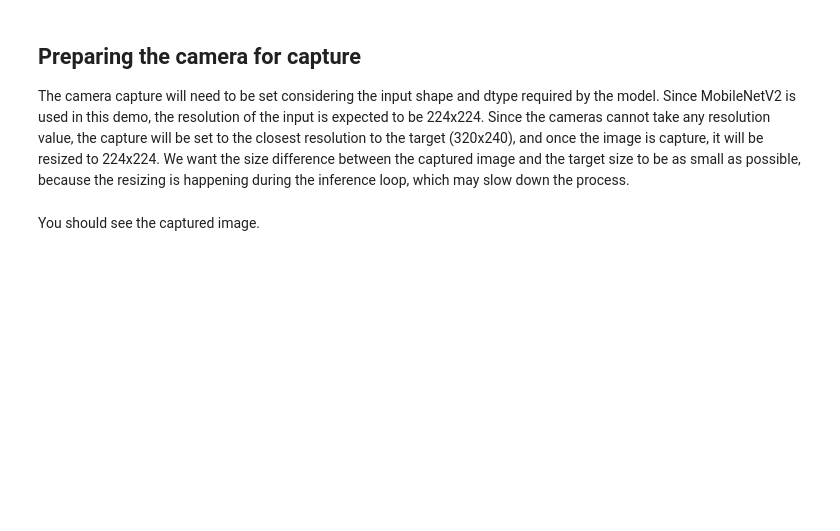
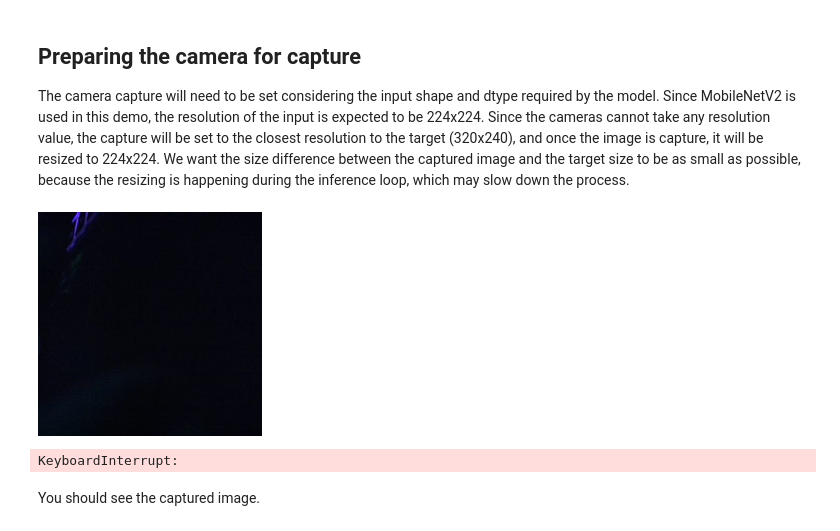
Before and after one commit to Lara-Matt/week5Robotics, a Jupyter notebook: Assignment4_Deploying_RPi.ipynb, the cells around one changed output. Saved outputs shown, nothing was run; the diff lists cells and outputs as text; code cells hidden in the pictures; blank space fills up the shorter version.

```diff
--- a/Assignment4_Deploying_RPi.ipynb
+++ b/Assignment4_Deploying_RPi.ipynb
@@ -61,41 +83,50 @@ The camera capture will need to be set considering the input shape and dtype req
 # %%
 import cv2
 import torch
 from torchvision import models,transforms
 import time
 import urllib.request
 from torchprofile import profile_macs
+import numpy as np
+
+from IPython.display import display, clear_output
+from PIL import Image
+
+def show(img):
+    # Show a frame inside the notebook (cv2.imshow crashes the kernel without a screen)
+    clear_output(wait=True)
+    display(Image.fromarray(cv2.cvtColor(img, cv2.COLOR_BGR2RGB)))
+
 
 cap=cv2.VideoCapture(0,cv2.CAP_V4L2)
 cap.set(cv2.CAP_PROP_FOURCC,cv2.VideoWriter_fourcc('M','J','P','G'))
 
 #set resolution
 cap.set(cv2.CAP_PROP_FRAME_WIDTH,320)
 cap.set(cv2.CAP_PROP_FRAME_HEIGHT,240)
 cap.set(cv2.CAP_PROP_FPS,20)
 
 actual_fps=cap.get(cv2.CAP_PROP_FPS)
 actual_fwidth=cap.get(cv2.CAP_PROP_FRAME_WIDTH)
 actual_fheight=cap.get(cv2.CAP_PROP_FRAME_HEIGHT)
 print(f"Actual values: {actual_fps}x{actual_fwidth}x{actual_fheight}")
 
 
-while True:
-    ret,frame=cap.read()
-    if not ret:
-        print("Failed to grad frame")
-        break
-    resized_frame=cv2.resize(frame,(224,224),interpolation=cv2.INTER_LINEAR)
-    print(f"Frame shape={resized_frame.shape}")
+try:
+    while True:
+        ret,frame=cap.read()
+        if not ret:
+            print("Failed to grad frame")
+            break
+        resized_frame=cv2.resize(frame,(224,224),interpolation=cv2.INTER_LINEAR)
+        print(f"Frame shape={resized_frame.shape}")
 
-    cv2.imshow("ONNX runtime demo",resized_frame)
-
-    if cv2.waitKey(1) & 0xFF ==ord('q'):
-        break
-
-
-cap.release()
-cv2.destroyAllWindows()
+        show(resized_frame)
+finally:
+    cap.release()
+# %% [output]
+[figure, added]
+KeyboardInterrupt:
 # %% [markdown]
 You should see the captured image.
 # %% [markdown]
```
Also changed, not shown: parts of 9 cells of this notebook, 4 other files.
